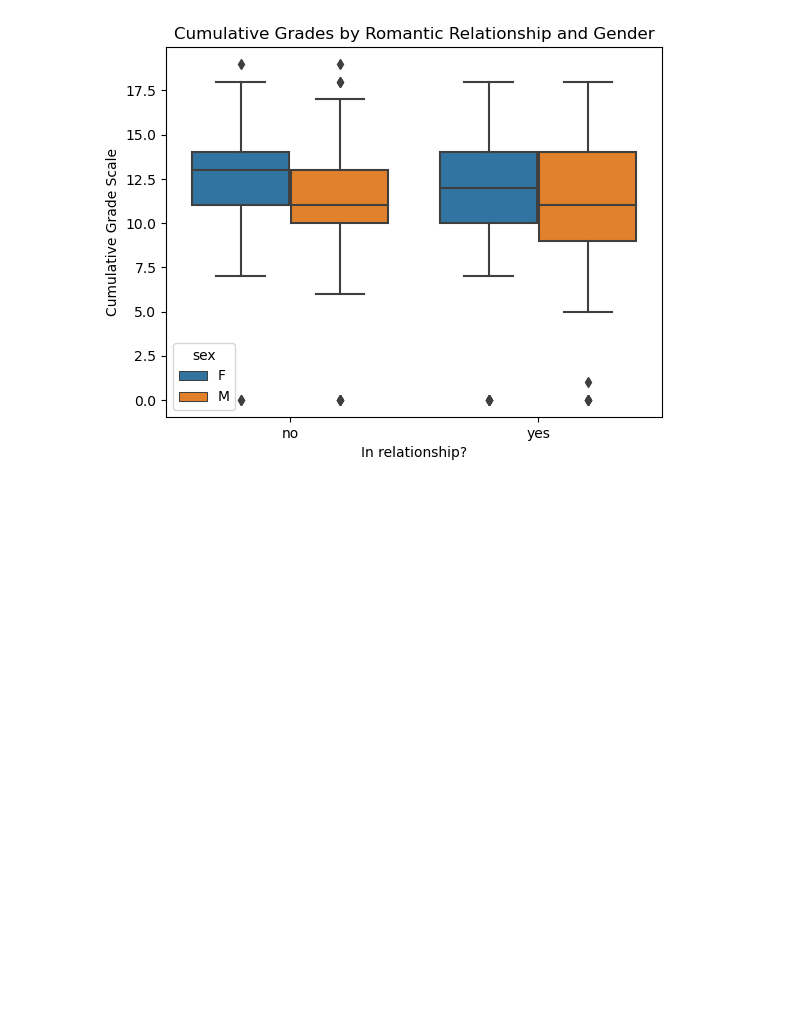
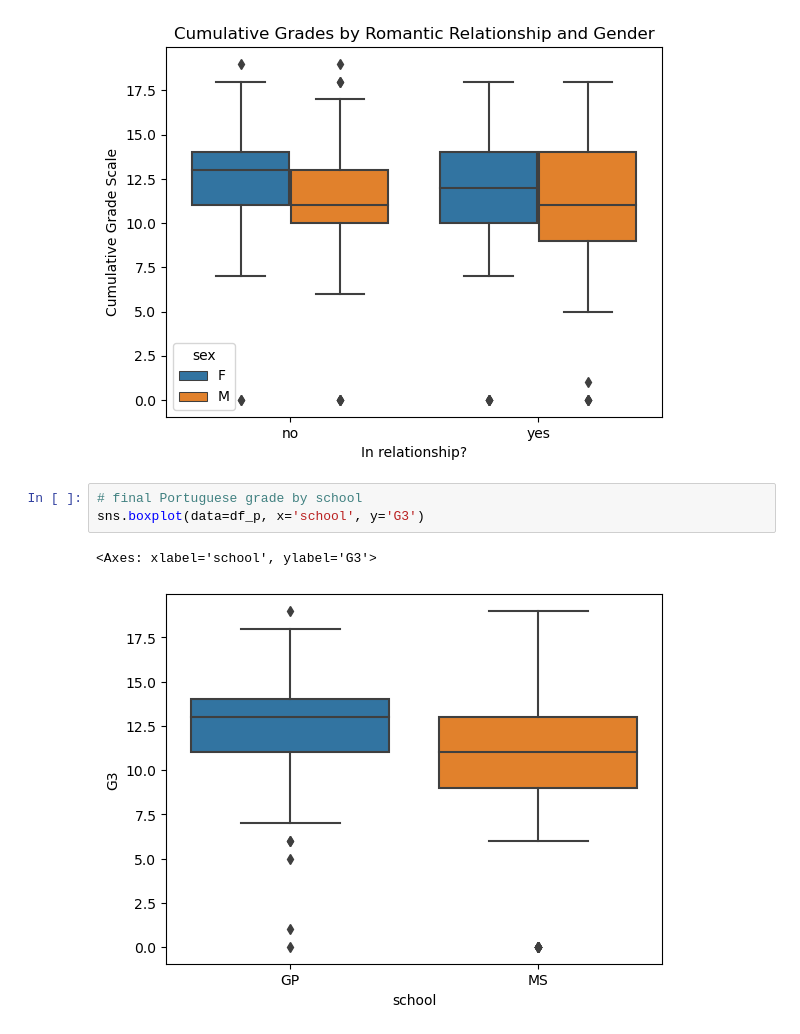
Before and after one commit to cshields164/end-of-phase1-project, a Jupyter notebook: code/01explore.ipynb, the cells around one changed output. Drawn from its saved outputs; the diff is of its cells as text; blank space fills up the shorter version.

Commit message:
pushing EDA visualizations

```diff
--- a/code/01explore.ipynb
+++ b/code/01explore.ipynb
@@ -220,3 +220,9 @@ print("Boxplot visualization of Port Class studdetns:", boxplot_p)
 # %% [output]
 Boxplot visualization of Port Class studdetns: Axes(0.125,0.11;0.775x0.77)
 [figure]
+# %%
+# final Portuguese grade by school
+sns.boxplot(data=df_p, x='school', y='G3')
+# %% [output]
+<Axes: xlabel='school', ylabel='G3'>
+[figure, added]
```
Also changed, not shown: parts of 7 cells of this notebook, 1 other file.
